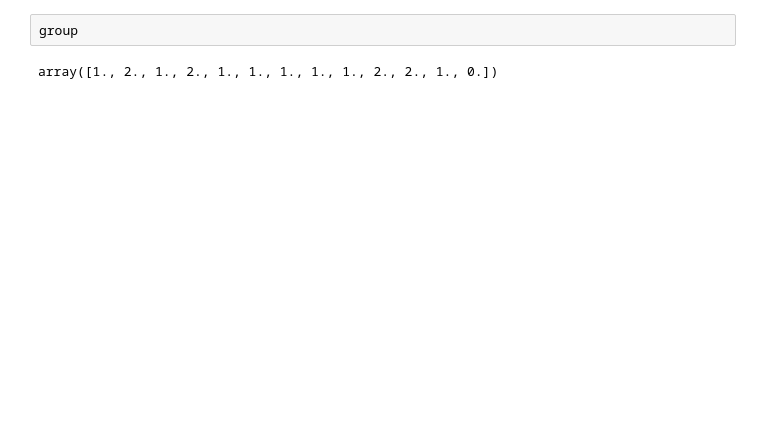
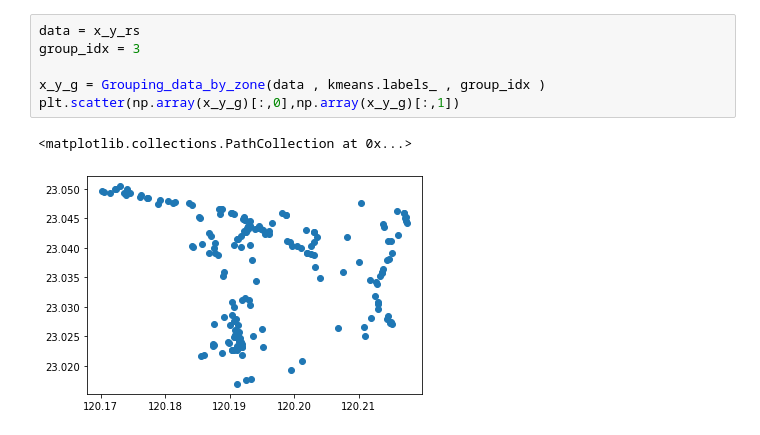
Before and after one commit to nightted/Travel-Recommend-Project, a Jupyter notebook: Googlemap_Store_Search.ipynb, the cells around one changed output. Drawn from its saved outputs; the diff is of its cells as text; blank space fills up the shorter version.

```diff
--- a/Googlemap_Store_Search.ipynb
+++ b/Googlemap_Store_Search.ipynb
@@ -219,4 +386,9 @@ for store_idx , position in enumerate(x_y_b):
-# %%
-group
-# %% [output]
-array([1., 2., 1., 2., 1., 1., 1., 1., 1., 2., 2., 1., 0.])
+# %%
+data = x_y_rs
+group_idx = 3
+
+x_y_g = Grouping_data_by_zone(data , kmeans.labels_ , group_idx )
+plt.scatter(np.array(x_y_g)[:,0],np.array(x_y_g)[:,1])
+# %% [output]
+<matplotlib.collections.PathCollection at 0x...>
+[figure, added]
```
Also changed, not shown: parts of 56 cells of this notebook.
